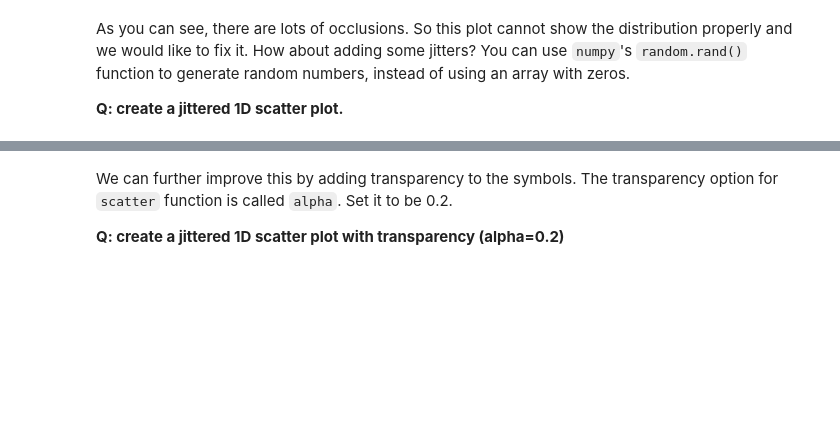
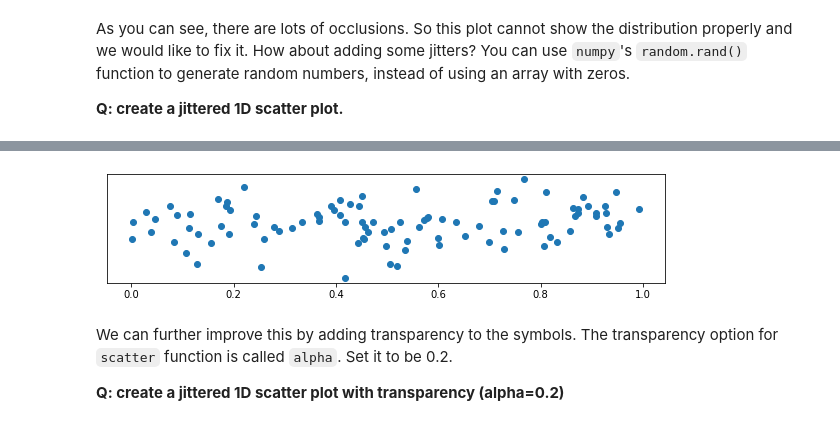
Before and after one commit to DanishjeetSingh/dviz-course, a Jupyter notebook: docs/m07-1D/lab07.ipynb, the cells around one changed output, grey strips where cells are left out. Saved outputs shown, nothing was run; the diff lists cells and outputs as text; code cells hidden in the pictures; blank space fills up the shorter version.

```diff
--- a/docs/m07-1D/lab07.ipynb
+++ b/docs/m07-1D/lab07.ipynb
@@ -68,3 +67,12 @@ As you can see, there are lots of occlusions. So this plot cannot show the distr
+# %%
+x = np.random.rand(100)
+jittered_y = np.random.normal(0, 0.5, 100)
+plt.figure(figsize=(10, 2))
+plt.scatter(x, jittered_y, marker='o')
+plt.yticks([])
+plt.show()
+# %% [output]
+[figure, added]
 # %% [markdown]
 We can further improve this by adding transparency to the symbols. The transparency option for `scatter` function is called `alpha`. Set it to be 0.2.
 
```
Also changed, not shown: parts of 27 cells of this notebook, 1 other file.
